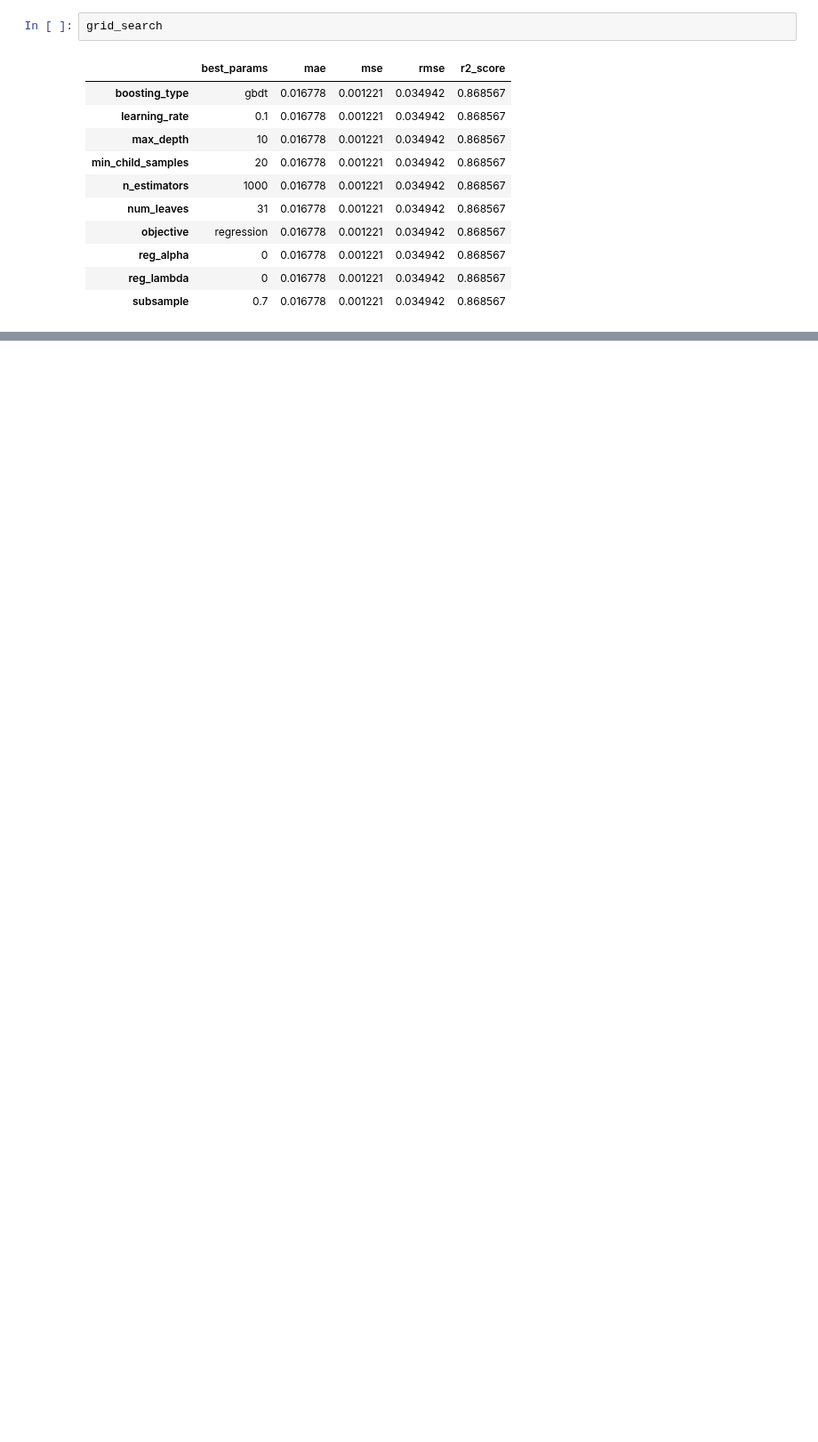
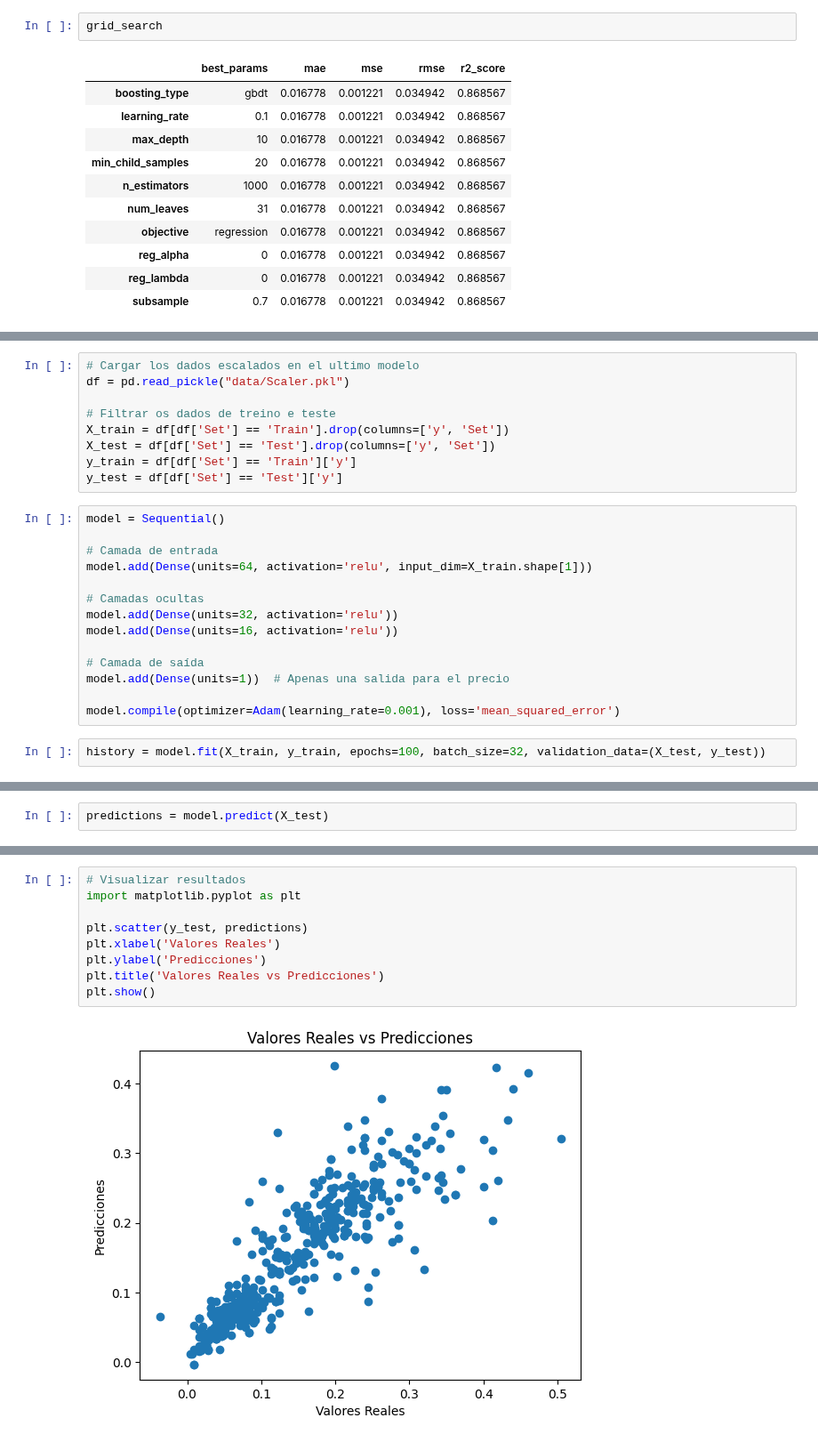
Before and after one commit to DiogoBernardoPT/Proyecto-Final-Bootcamp---Dream-Team, a Jupyter notebook: Fase 6 - Machine_Learning.ipynb, the cells around one changed output, grey strips where cells are left out. Shown at 89% size. Cells and saved outputs as stored; diff of their text form; blank space fills up the shorter version.

Commit message:
added neural network basic model for testing - works with good results. further development: add more layers. resultados_modelos.pkl and resultados_gridsearch.pkl changed - tested - works

```diff
--- a/Fase 6 - Machine_Learning.ipynb
+++ b/Fase 6 - Machine_Learning.ipynb
@@ -286,0 +280,25 @@ grid_search
+# %%
+# Cargar los dados escalados en el ultimo modelo
+df = pd.read_pickle("data/Scaler.pkl")
+
+# Filtrar os dados de treino e teste
+X_train = df[df['Set'] == 'Train'].drop(columns=['y', 'Set'])
+X_test = df[df['Set'] == 'Test'].drop(columns=['y', 'Set'])
+y_train = df[df['Set'] == 'Train']['y']
+y_test = df[df['Set'] == 'Test']['y']
+# %%
+model = Sequential()
+
+# Camada de entrada
+model.add(Dense(units=64, activation='relu', input_dim=X_train.shape[1]))
+
+# Camadas ocultas
+model.add(Dense(units=32, activation='relu'))
+model.add(Dense(units=16, activation='relu'))
+
+# Camada de saída
+model.add(Dense(units=1))  # Apenas una salida para el precio
+
+model.compile(optimizer=Adam(learning_rate=0.001), loss='mean_squared_error')
+# %%
+history = model.fit(X_train, y_train, epochs=100, batch_size=32, validation_data=(X_test, y_test))
@@ -286,0 +329,2 @@ grid_search
+# %%
+predictions = model.predict(X_test)
@@ -286,0 +333,11 @@ grid_search
+# %%
+# Visualizar resultados
+import matplotlib.pyplot as plt
+
+plt.scatter(y_test, predictions)
+plt.xlabel('Valores Reales')
+plt.ylabel('Predicciones')
+plt.title('Valores Reales vs Predicciones')
+plt.show()
+# %% [output]
+[figure, added]
```
Also changed, not shown: parts of 10 cells of this notebook, 2 other files.
